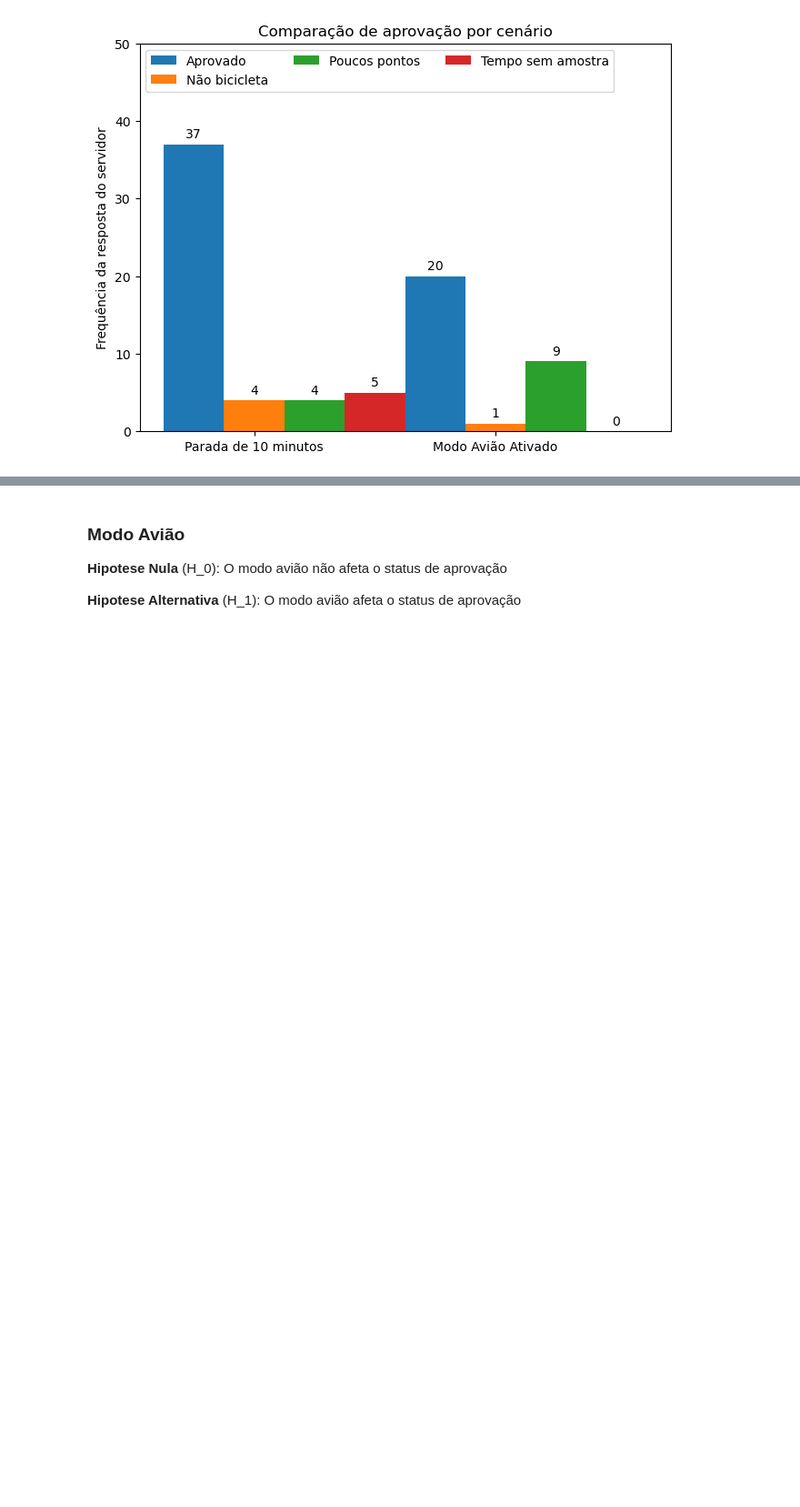
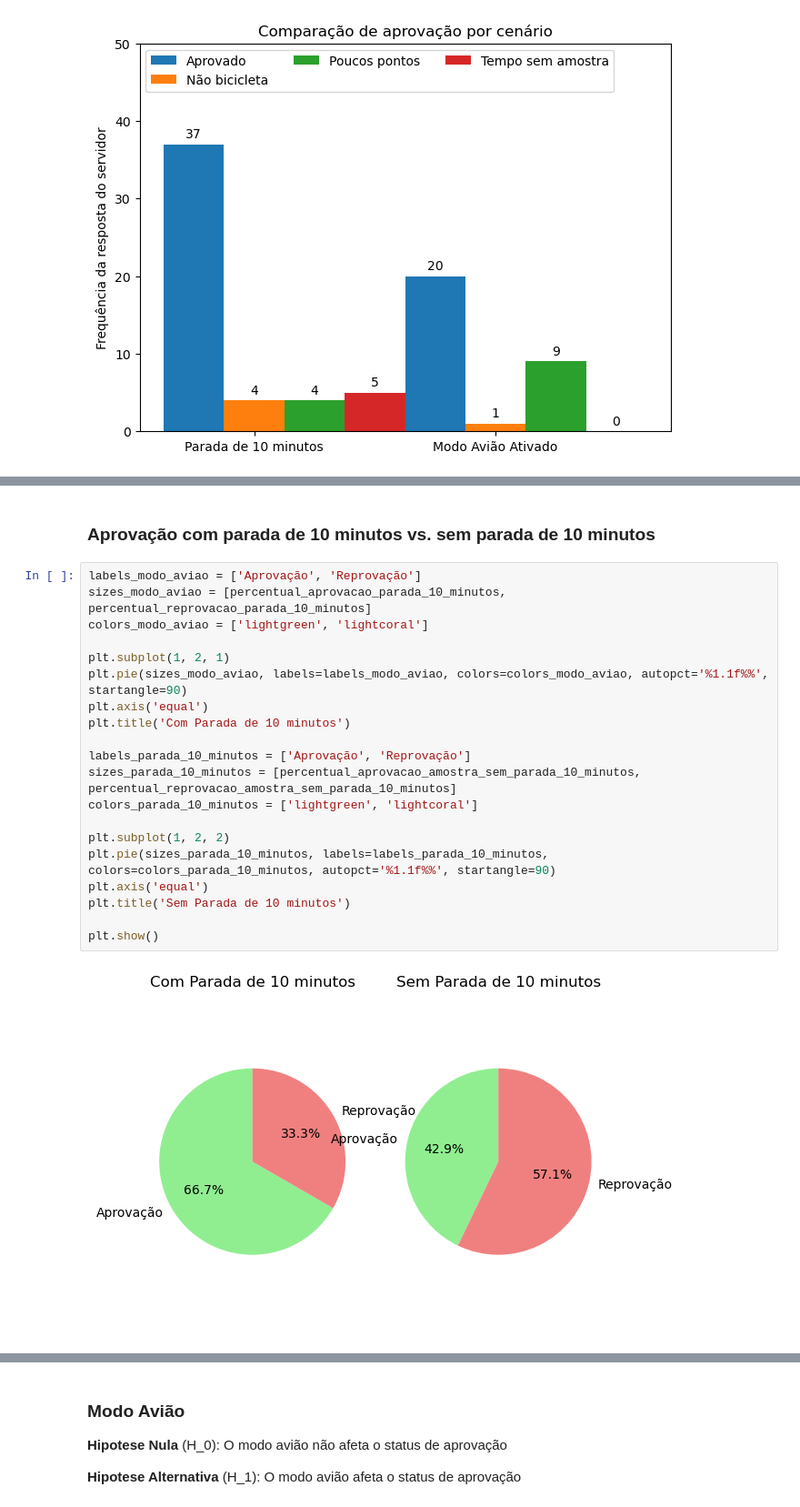
Before and after one commit to Xnths/data-bike-sp, a Jupyter notebook: analise.ipynb, the cells around one changed output, grey strips where cells are left out. Shown: that part at 91% size. Drawn from its saved outputs; the diff is of its cells as text; blank space fills up the shorter version.

```diff
--- a/analise.ipynb
+++ b/analise.ipynb
@@ -92 +163,25 @@ plt.show()
+# %% [markdown]
+### Aprovação **com** parada de 10 minutos vs. **sem** parada de 10 minutos
+# %%
+labels_modo_aviao = ['Aprovação', 'Reprovação']
+sizes_modo_aviao = [percentual_aprovacao_parada_10_minutos, percentual_reprovacao_parada_10_minutos]
+colors_modo_aviao = ['lightgreen', 'lightcoral']
+
+plt.subplot(1, 2, 1)
+plt.pie(sizes_modo_aviao, labels=labels_modo_aviao, colors=colors_modo_aviao, autopct='%1.1f%%', startangle=90)
+plt.axis('equal')
+plt.title('Com Parada de 10 minutos')
+
+labels_parada_10_minutos = ['Aprovação', 'Reprovação']
+sizes_parada_10_minutos = [percentual_aprovacao_amostra_sem_parada_10_minutos, percentual_reprovacao_amostra_sem_parada_10_minutos]
+colors_parada_10_minutos = ['lightgreen', 'lightcoral']
+
+plt.subplot(1, 2, 2)
+plt.pie(sizes_parada_10_minutos, labels=labels_parada_10_minutos, colors=colors_parada_10_minutos, autopct='%1.1f%%', startangle=90)
+plt.axis('equal')
+plt.title('Sem Parada de 10 minutos')
+
+plt.show()
+# %% [output]
+[figure, added]
 # %% [markdown]
```
Also changed, not shown: parts of 14 cells of this notebook.
